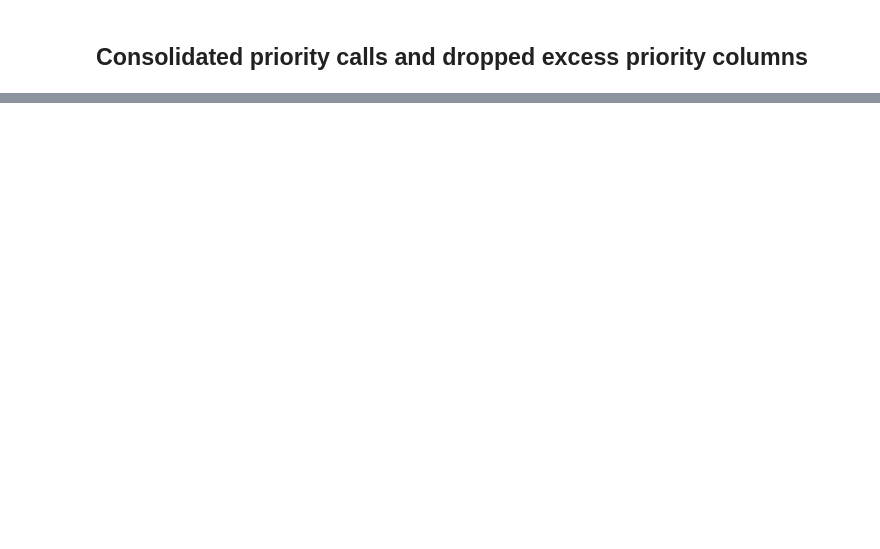
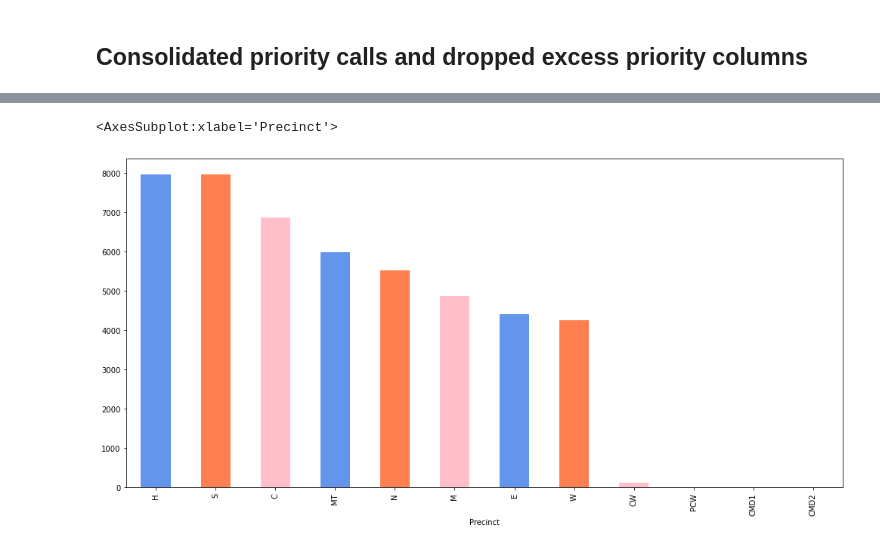
Before and after one commit to kyman90/partners_in_care-dda6-key_lime, a Jupyter notebook: Notebooks/Partner_In_Care_Analysis.ipynb, the cells around one changed output, grey strips where cells are left out. Drawn from its saved outputs; the diff is of its cells as text; code cells hidden in the pictures; blank space fills up the shorter version.

```diff
--- a/Notebooks/Partner_In_Care_Analysis.ipynb
+++ b/Notebooks/Partner_In_Care_Analysis.ipynb
@@ -31,0 +99,4 @@ incident_response.head()
+# %%
+calls_per_precinct = incident_response.groupby('Precinct')['Total Incidents'].sum().to_frame()
+calls_per_precinct = calls_per_precinct.sort_values('Total Incidents', ascending = False)
+calls_per_precinct
@@ -31,0 +118,6 @@ incident_response.head()
+# %%
+calls_per_precinct['Total Incidents'].plot(kind = 'bar',
+                                    figsize = (17,8), color =['cornflowerblue', 'coral', 'pink'])
+# %% [output]
+<AxesSubplot:xlabel='Precinct'>
+[figure, added]
```
Also changed, not shown: parts of 11 cells of this notebook.
